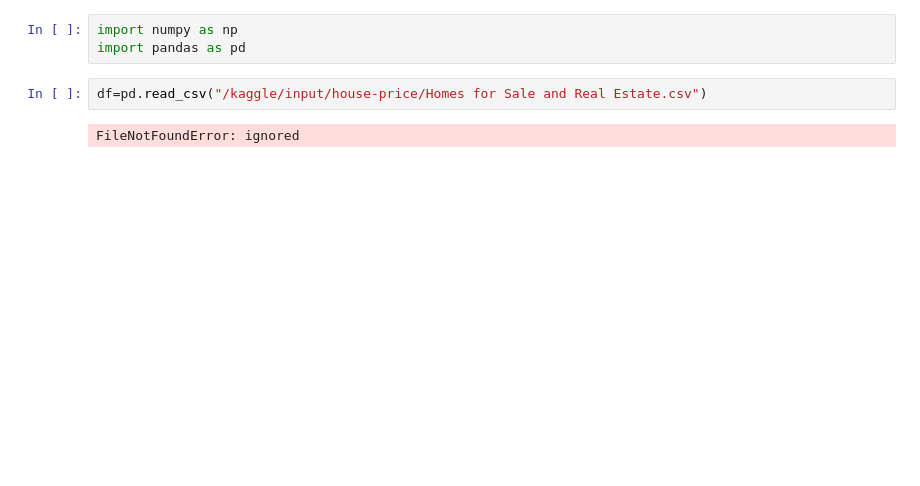
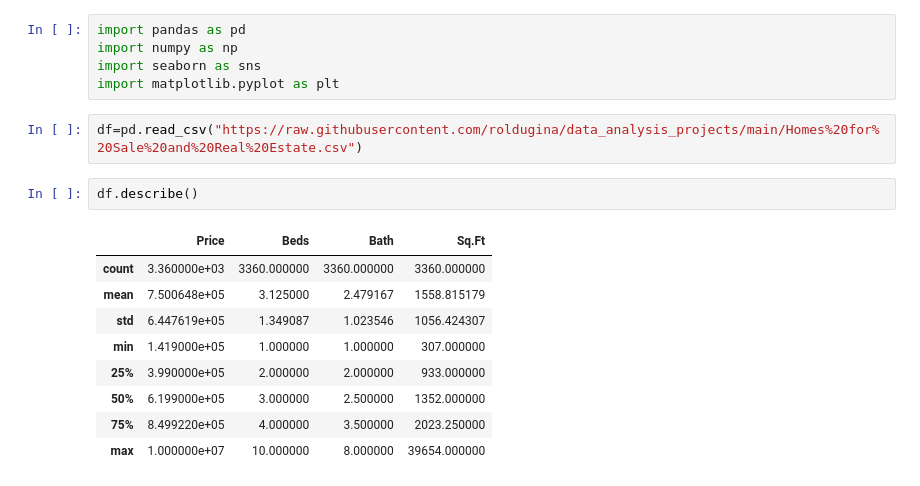
Before and after one commit to roldugina/data_analysis_projects, a Jupyter notebook: Housing_price_Canada.ipynb, the cells around one changed output. Saved outputs shown, nothing was run; the diff lists cells and outputs as text; blank space fills up the shorter version.

```diff
--- a/Housing_price_Canada.ipynb
+++ b/Housing_price_Canada.ipynb
@@ -1,9 +1,21 @@
 # %% [markdown]
 <a href="https://colab.research.google.com/github/roldugina/data_analysis_projects/blob/main/Housing_price_Canada.ipynb" target="_parent"><img src="https://colab.research.google.com/assets/colab-badge.svg" alt="Open In Colab"/></a>
 # %%
+import pandas as pd
 import numpy as np
-import pandas as pd
+import seaborn as sns
+import matplotlib.pyplot as plt
-# %%
-df=pd.read_csv("/kaggle/input/house-price/Homes for Sale and Real Estate.csv")
-# %% [output]
-FileNotFoundError: ignored
+# %%
+df=pd.read_csv("https://raw.githubusercontent.com/roldugina/data_analysis_projects/main/Homes%20for%20Sale%20and%20Real%20Estate.csv")
+# %%
+df.describe()
+# %% [output]
+|  | Price | Beds | Bath | Sq.Ft |
+| count | 3.360000e+03 | 3360.000000 | 3360.000000 | 3360.000000 |
+| mean | 7.500648e+05 | 3.125000 | 2.479167 | 1558.815179 |
+| std | 6.447619e+05 | 1.349087 | 1.023546 | 1056.424307 |
+| min | 1.419000e+05 | 1.000000 | 1.000000 | 307.000000 |
+| 25% | 3.990000e+05 | 2.000000 | 2.000000 | 933.000000 |
+| 50% | 6.199000e+05 | 3.000000 | 2.500000 | 1352.000000 |
+| 75% | 8.499220e+05 | 4.000000 | 3.500000 | 2023.250000 |
+| max | 1.000000e+07 | 10.000000 | 8.000000 | 39654.000000 |
```
Also changed, not shown: parts of 4 cells of this notebook.
